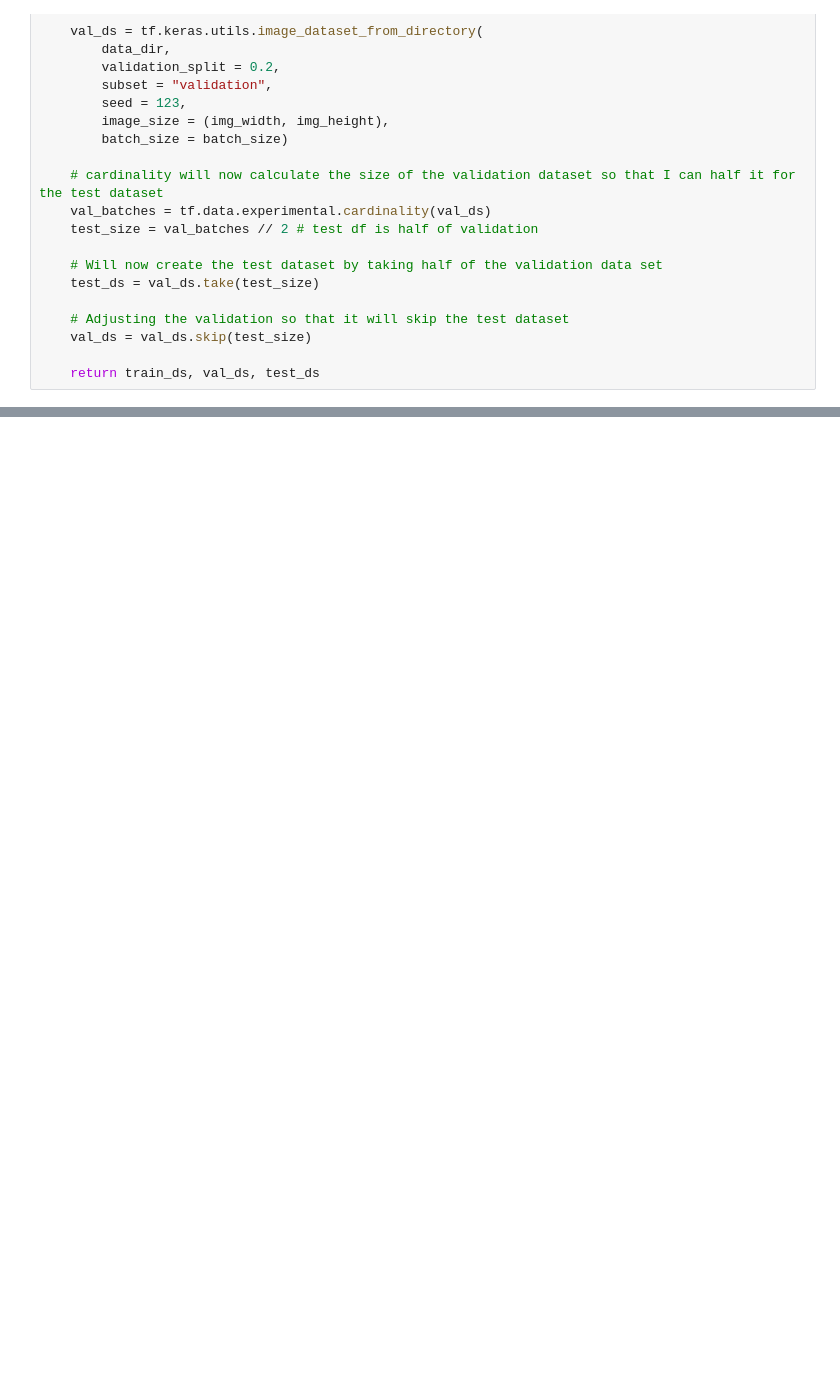
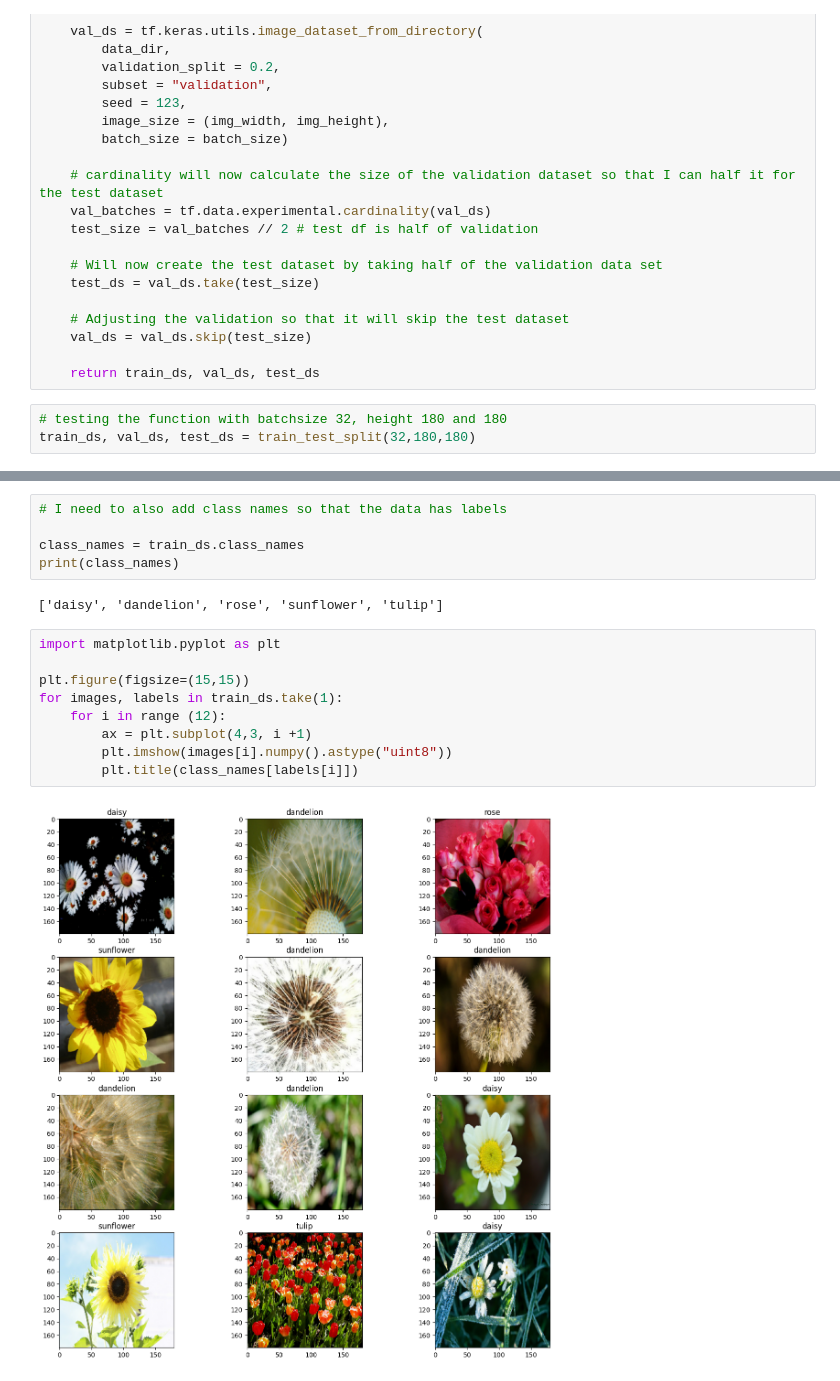
Before and after one commit to SCGlass/deep_learning, a Jupyter notebook: Lab_CNN.ipynb, the cells around one changed output, grey strips where cells are left out. Drawn from its saved outputs; the diff is of its cells as text; blank space fills up the shorter version.

```diff
--- a/Lab_CNN.ipynb
+++ b/Lab_CNN.ipynb
@@ -67,3 +69,6 @@ def train_test_split(batch_size, img_width, img_height):
     val_ds = val_ds.skip(test_size)
 
     return train_ds, val_ds, test_ds
+# %%
+# testing the function with batchsize 32, height 180 and 180
+train_ds, val_ds, test_ds = train_test_split(32,180,180)
@@ -69,0 +106,18 @@ def train_test_split(batch_size, img_width, img_height):
+# %%
+# I need to also add class names so that the data has labels
+
+class_names = train_ds.class_names
+print(class_names)
+# %% [output]
+['daisy', 'dandelion', 'rose', 'sunflower', 'tulip']
+# %%
+import matplotlib.pyplot as plt
+
+plt.figure(figsize=(15,15))
+for images, labels in train_ds.take(1):
+    for i in range (12):
+        ax = plt.subplot(4,3, i +1)
+        plt.imshow(images[i].numpy().astype("uint8"))
+        plt.title(class_names[labels[i]])
+# %% [output]
+[figure, added]
```
Also changed, not shown: parts of 3 cells of this notebook.
